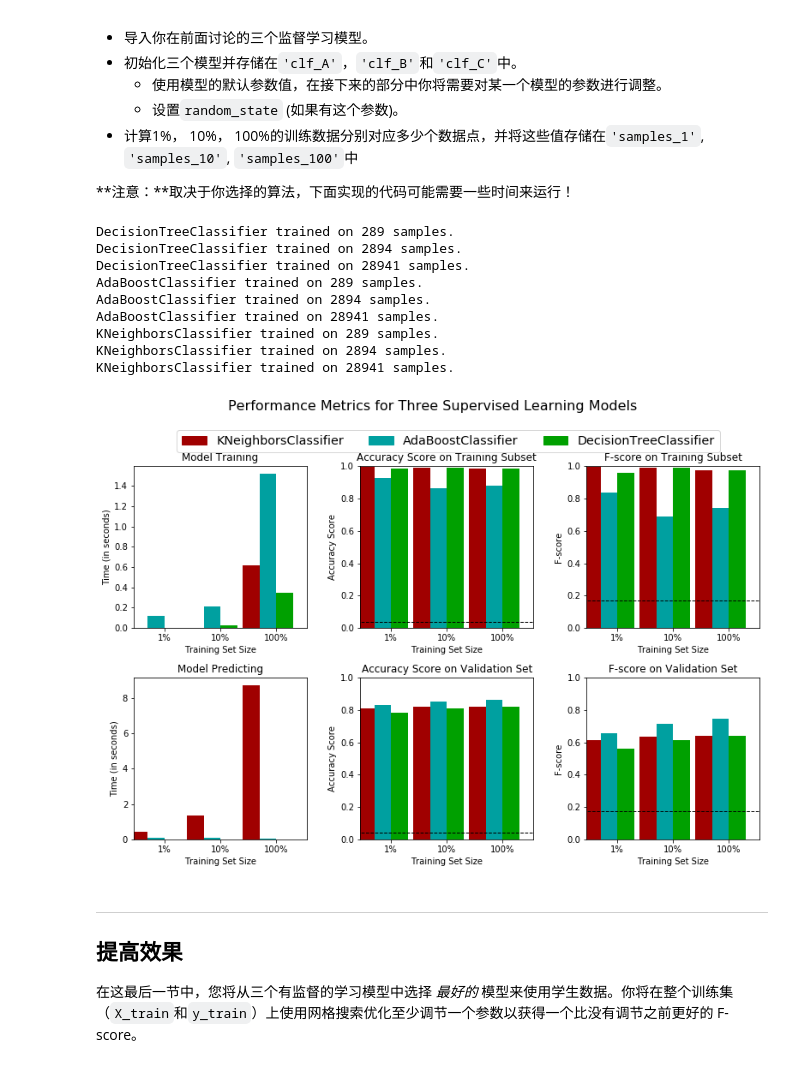
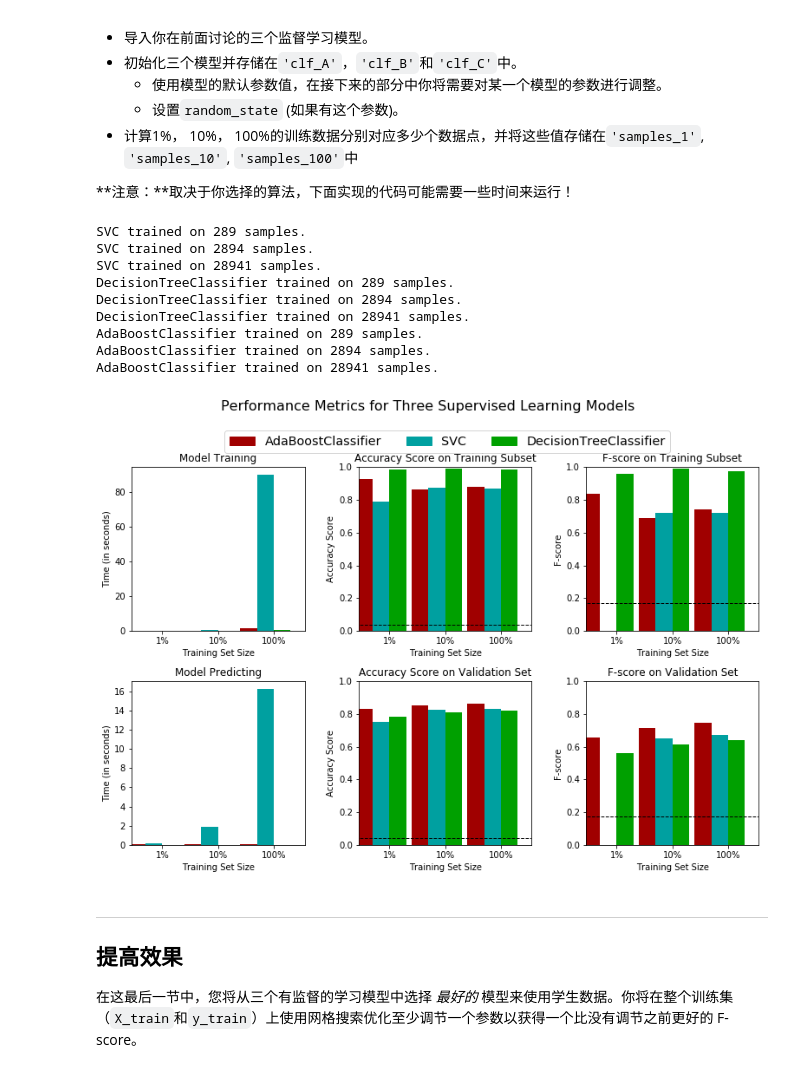
Before and after one commit to StevenHGuo/Udacity-ML-In-Action, a Jupyter notebook: finding_donors-master/finding_donors.ipynb, the cells around one changed output. Saved outputs shown, nothing was run; the diff lists cells and outputs as text; code cells hidden in the pictures.

```diff
--- a/finding_donors-master/finding_donors.ipynb
+++ b/finding_donors-master/finding_donors.ipynb
@@ -616,41 +538,41 @@ from sklearn.svm import SVC
 from sklearn.linear_model import LogisticRegression
 
 # TODO：初始化三个模型
-clf_A = GaussianNB()
+clf_A = SVC(1, random_state = 500)
 clf_B = DecisionTreeClassifier(random_state = 500)
+clf_C = AdaBoostClassifier(random_state  = 500)
 clf_D = KNeighborsClassifier(n_neighbors = 13, weights = 'distance', algorithm = 'auto', n_jobs = 4)
-clf_C = AdaBoostClassifier(random_state  = 500)
 clf_E = SGDClassifier(random_state  = 500, n_jobs = 4)
 clf_F = LogisticRegression(random_state = 500, n_jobs = 4)
 
 # TODO：计算1%， 10%， 100%的训练数据分别对应多少点
 samples_100 = len(y_train)
 samples_10 = int(samples_100 * 0.1)
 samples_1 = int(samples_100 * 0.01)
 
 
 
 # 收集学习器的结果
 results = {}
-for clf in [clf_B, clf_C, clf_D]:
+for clf in [clf_A, clf_B, clf_C]:
     clf_name = clf.__class__.__name__
     results[clf_name] = {}
     for i, samples in enumerate([samples_1, samples_10, samples_100]):
         results[clf_name][i] = train_predict(clf, samples, X_train, y_train, X_val, y_val)
 
 # 对选择的三个模型得到的评价结果进行可视化
 vs.evaluate(results, accuracy, fscore)
 # %% [output]
+SVC trained on 289 samples.
+SVC trained on 2894 samples.
+SVC trained on 28941 samples.
 DecisionTreeClassifier trained on 289 samples.
 DecisionTreeClassifier trained on 2894 samples.
 DecisionTreeClassifier trained on 28941 samples.
 AdaBoostClassifier trained on 289 samples.
 AdaBoostClassifier trained on 2894 samples.
 AdaBoostClassifier trained on 28941 samples.
-KNeighborsClassifier trained on 289 samples.
-KNeighborsClassifier trained on 2894 samples.
-KNeighborsClassifier trained on 28941 samples.
-[figure, old version]
+[figure, new version]
 # %% [markdown]
 ----
 ## 提高效果
```
Also changed, not shown: parts of 11 cells of this notebook, 1 other file.
